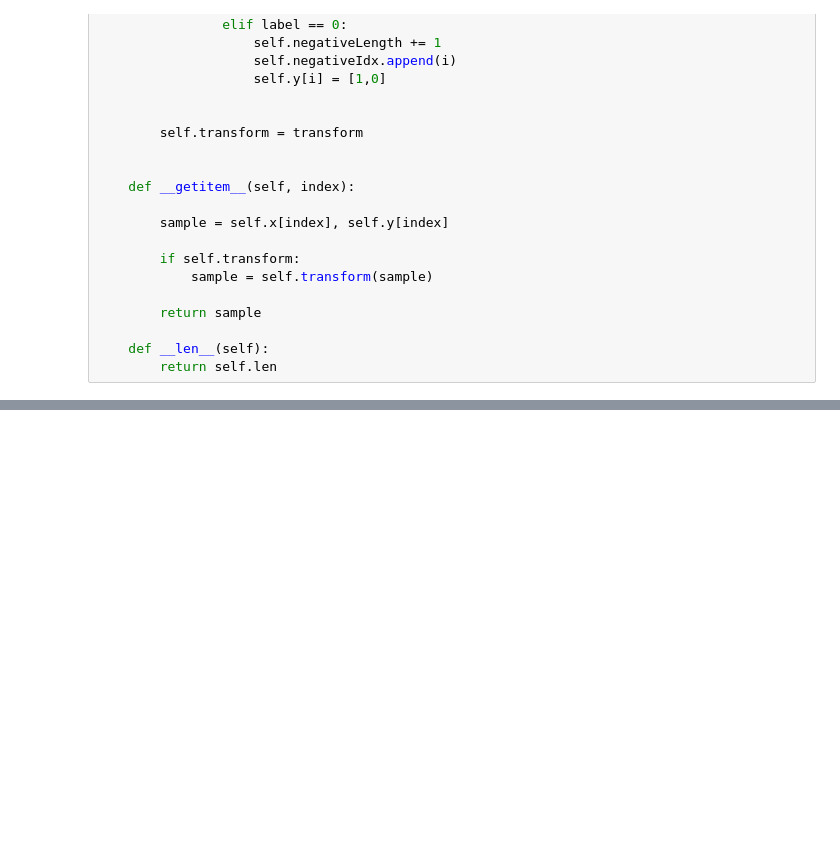
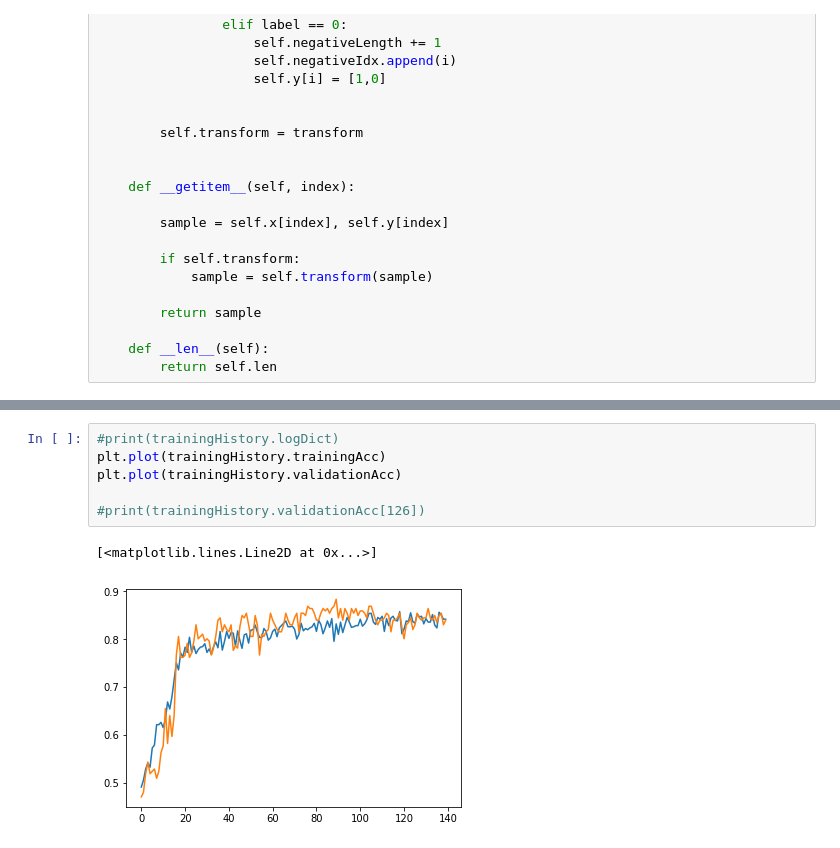
Before and after one commit to jabarragann/PytorchTutorialsJuanAntonio, a Jupyter notebook: EEG_Classification2.ipynb, the cells around one changed output, grey strips where cells are left out. Cells and saved outputs as stored; diff of their text form; blank space fills up the shorter version.

```diff
--- a/EEG_Classification2.ipynb
+++ b/EEG_Classification2.ipynb
@@ -738 +801,10 @@ Epoch 160/160
+# %%
+#print(trainingHistory.logDict)
+plt.plot(trainingHistory.trainingAcc)
+plt.plot(trainingHistory.validationAcc)
+
+#print(trainingHistory.validationAcc[126])
+# %% [output]
+[<matplotlib.lines.Line2D at 0x...>]
+[figure, added]
 # %%
```
Also changed, not shown: parts of 7 cells of this notebook.
